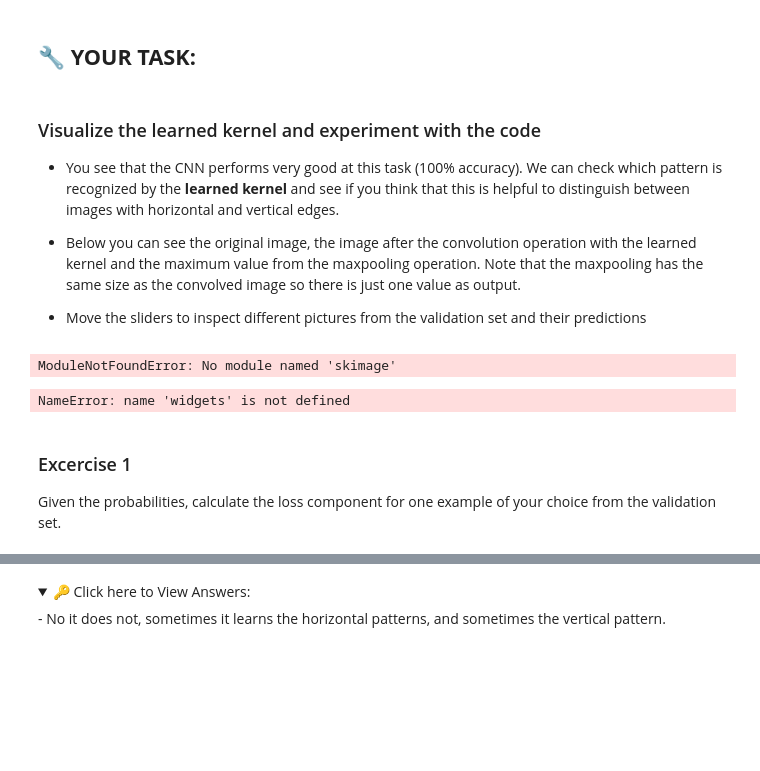
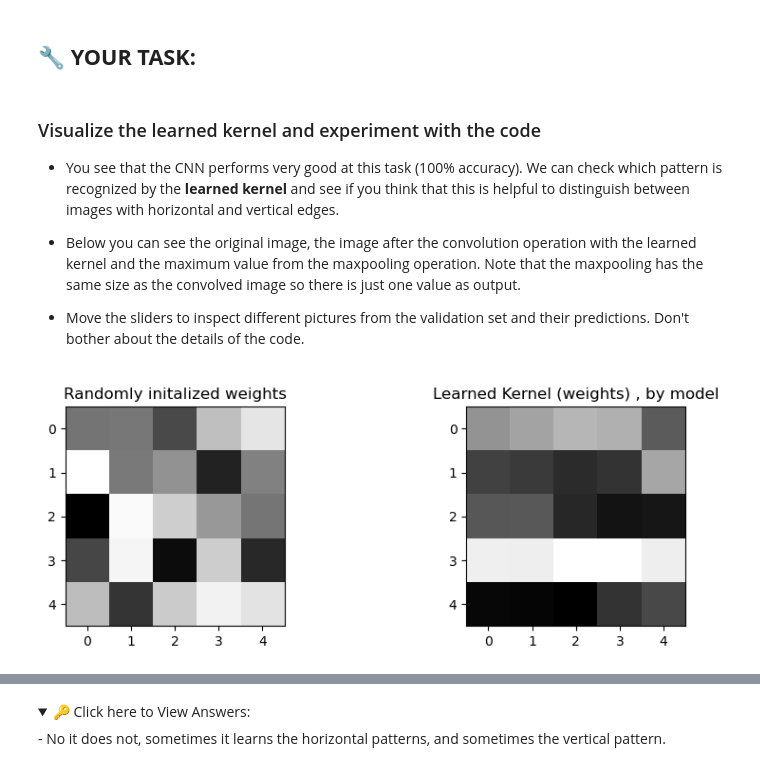
Before and after one commit to tensorchiefs/dlwbl_eth25, a Jupyter notebook: notebooks/02_cnn_edge_lover.ipynb, the cells around one changed output, grey strips where cells are left out. Drawn from its saved outputs; the diff is of its cells as text; code cells hidden in the pictures; folded sections open; blank space fills up the shorter version.

```diff
--- a/notebooks/02_cnn_edge_lover.ipynb
+++ b/notebooks/02_cnn_edge_lover.ipynb
@@ -230,76 +232,15 @@ plt.legend(['train', 'valid'], loc='upper right')
 - Below you can see the original image, the image after the convolution operation with the learned kernel and the maximum value from the maxpooling operation. Note that the maxpooling has the same size as the convolved image so there is just one value as output.
 
 
-- Move the sliders to inspect different pictures from the validation set and their predictions
+- Move the sliders to inspect different pictures from the validation set and their predictions. Don't bother about the details of the code.
 # %%
 # @title Random Kernel and Kernel learned based on the data { display-mode: "form" }
 ## Do not worry about this cell, just move the sliders.
-import scipy.signal
-from skimage.measure import block_reduce  # For max pooling
-import ipywidgets as widgets
-
 plt.figure(figsize=(10, 3))
 plt.subplot(1, 2, 1)
 plt.imshow(np.random.rand(25).reshape(5, 5),"gray") ,plt.title('Randomly initalized weights')
 plt.subplot(1, 2, 2)
 conv_filter=np.squeeze(model.get_weights()[0], axis=2)
 plt.imshow(conv_filter[:,:,0],"gray"),plt.title('Learned Kernel (weights) , by model'),plt.show();
-
-def scale_convolution_map(conv_map, min_val=-3, max_val=3):
-    clipped_conv_map = np.clip(conv_map, min_val, max_val)
-    scaled_conv_map = (clipped_conv_map - min_val) / (max_val - min_val)
-    return scaled_conv_map
-
-def plot_conv(img,category):
-  convolved_image = scipy.signal.convolve2d(img.squeeze(), conv_filter.squeeze(), mode='same')
-  scaled_conv_image = scale_convolution_map(convolved_image + model.get_weights()[1])
-  max_pooled_image = block_reduce(convolved_image + model.get_weights()[1], block_size=(50, 50), func=np.max)
-  scaled_max_pooled_image = scale_convolution_map(max_pooled_image)
-
-  plt.figure(figsize=(20, 4))
-  plt.subplot(1, 6, 1)
-  plt.imshow(img, "gray", vmin=0, vmax=1),plt.title('Original Image')
-  plt.subplot(1, 6, 2)
-  plt.imshow(scaled_conv_image, "gray", vmin=0, vmax=1),plt.title('Convolved Image')
-  plt.subplot(1, 6, 3),plt.imshow(scaled_max_pooled_image, "gray", vmin=0, vmax=1)
-  plt.title(f'Max Pooled = {max_pooled_image[0][0]:.2f}'),plt.xticks([]), plt.yticks([])
-  plt.subplot(1, 6, 4),plt.axis('off')
-  pred = model.predict(img.reshape(1, 50, 50, 1), verbose=0)
-  if category=="vertical":
-    text_info = f'''
-    P(y=vertical|x): {pred[0][0]:.4f}
-    P(y=horizontal|x): {pred[0][1]:.4f}
-
-
-    loss component:  {-np.log(pred[0][0]):.4f}
-      '''
-  else:
-        text_info = f'''
-    P(y=vertical|x): {pred[0][0]:.4f}
-    P(y=horizontal|x): {pred[0][1]:.4f}
-
-
-    loss component:  {-np.log(pred[0][1]):.4f}
-      '''
-
-  plt.text(0, 0.5, text_info, ha='left', va='center')
-  plt.subplot(1, 6, 5)
-  x_values = np.linspace(0.001, 1.1, 500)
-  plt.plot(x_values, -np.log(x_values), label='-log(P(y|x))')
-  plt.ylim(-0.5, 6),plt.xlim(-0.1, 1.1),plt.xlabel('P(y|x)')
-  if category=="vertical":
-    plt.plot(pred[0][0], -np.log(pred[0][0]), 'bo', label='loss component')
-  else:
-    plt.plot(pred[0][1], -np.log(pred[0][1]), 'ro', label='loss component')
-
-  plt.legend(),plt.grid(True), plt.tight_layout(),plt.show()
-
-def inspect_preds(idx,category='vertical'):
-  plot_conv(X_val[idx,:,:,0],category)
 # %% [output]
-ModuleNotFoundError: No module named 'skimage'
+[figure, added]
-# %%
-horizontal_slider = widgets.IntSlider(min=0, max=num_images_val//2-1, step=1, value=0, description='vertical')
-widgets.interact(inspect_preds, idx=horizontal_slider,category=widgets.fixed('vertical'));
-# %% [output]
-NameError: name 'widgets' is not defined
@@ -309,4 +246,0 @@ widgets.interact(inspect_preds, idx=vertical_slider,category=widgets.fixed('hori
-# %% [markdown]
-### Excercise 1
-
-Given the probabilities, calculate the loss component for one example of your choice from the validation set.
```
Also changed, not shown: parts of 11 cells of this notebook.
